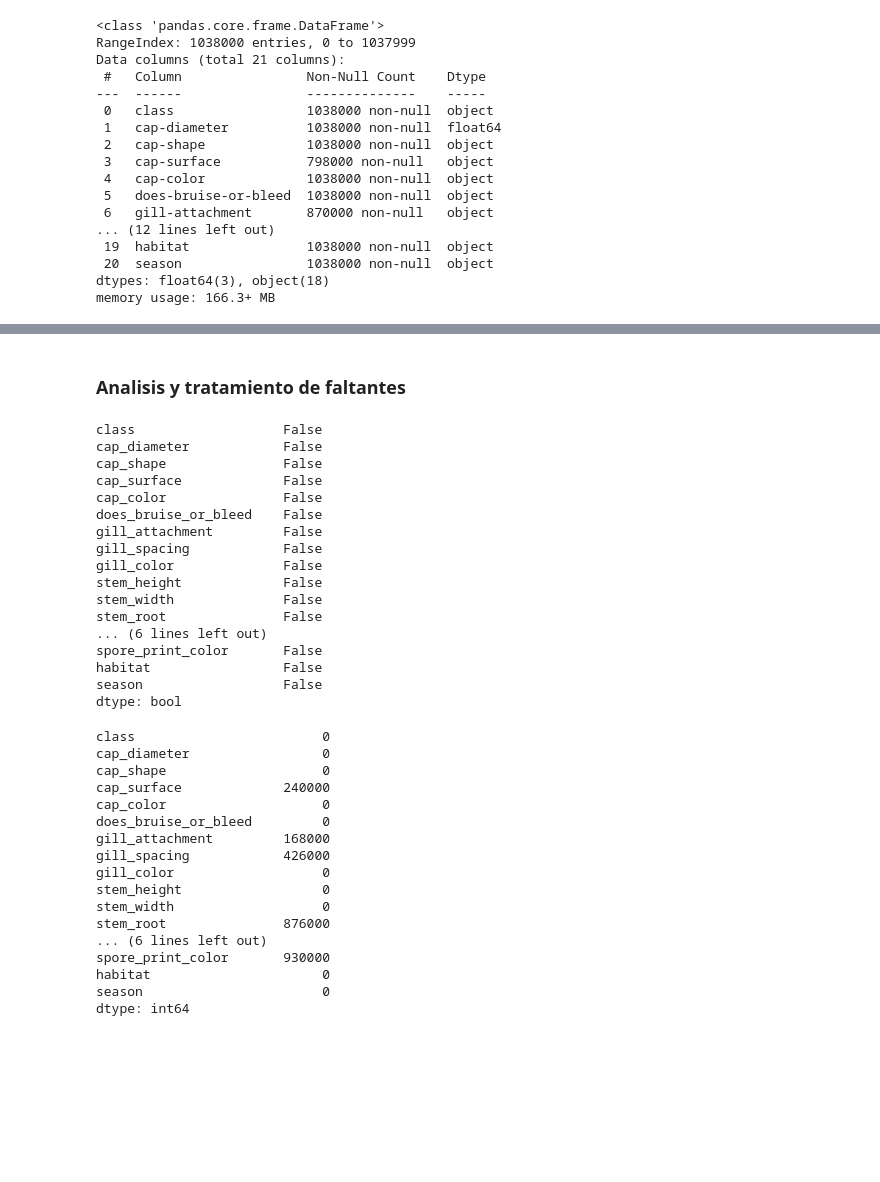
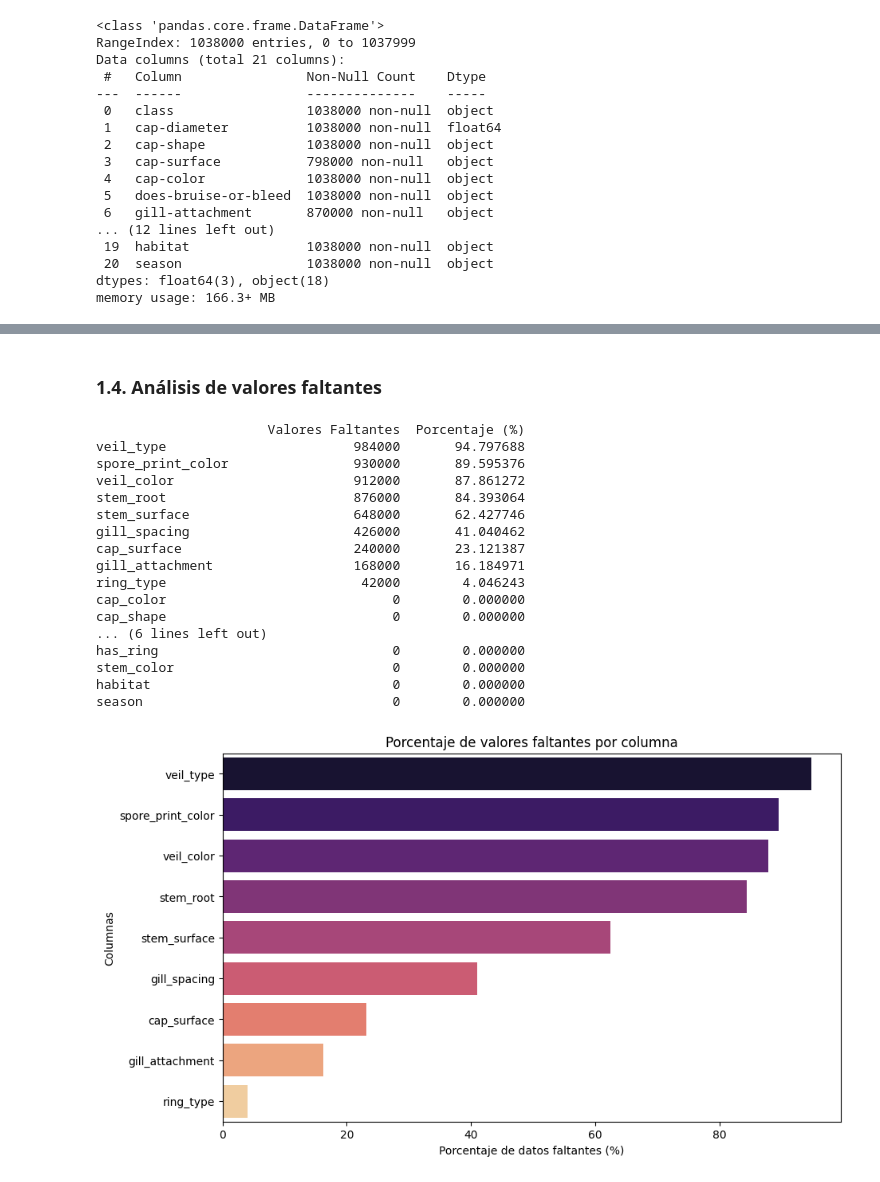
Before and after one commit to agusc4/ceia-ml, a Jupyter notebook: notebook_mushrooms_alex.ipynb, the cells around one changed output, grey strips where cells are left out. Saved outputs shown, nothing was run; the diff lists cells and outputs as text; code cells hidden in the pictures; blank space fills up the shorter version.

```diff
--- a/notebook_mushrooms_alex.ipynb
+++ b/notebook_mushrooms_alex.ipynb
@@ -85,46 +146,36 @@ df.columns = df.columns.str.replace('-', '_')
 # %% [markdown]
-### Analisis y tratamiento de faltantes
+### 1.4. Análisis de valores faltantes
 # %%
-# Buscar "?" como valores faltantes
-(df == "?").any()
+missing = df.isnull().sum().sort_values(ascending=False)
+missing_percent = (missing / len(df)) * 100
+missing_df = pd.DataFrame({'Valores Faltantes': missing, 'Porcentaje (%)': missing_percent})
 
- # Reemplazar ? por NaN (comentado por ahora porque no hay)
-# df = df.replace('?', np.nan)
+print(missing_df)
+
+plt.figure(figsize=(10,6))
+sns.barplot(x=missing_percent[missing_percent > 0],
+            y=missing_percent[missing_percent > 0].index,
+            palette='magma')
+plt.title('Porcentaje de valores faltantes por columna')
+plt.xlabel('Porcentaje de datos faltantes (%)')
+plt.ylabel('Columnas')
+plt.show()
 # %% [output]
-class                   False
-cap_diameter            False
-cap_shape               False
-cap_surface             False
-cap_color               False
-does_bruise_or_bleed    False
-gill_attachment         False
-gill_spacing            False
-gill_color              False
-stem_height             False
-stem_width              False
-stem_root               False
+                      Valores Faltantes  Porcentaje (%)
+veil_type                        984000       94.797688
+spore_print_color                930000       89.595376
+veil_color                       912000       87.861272
+stem_root                        876000       84.393064
+stem_surface                     648000       62.427746
+gill_spacing                     426000       41.040462
+cap_surface                      240000       23.121387
+gill_attachment                  168000       16.184971
+ring_type                         42000        4.046243
+cap_color                             0        0.000000
+cap_shape                             0        0.000000
 ... (6 lines left out)
-spore_print_color       False
-habitat                 False
-season                  False
-dtype: bool
+has_ring                              0        0.000000
+stem_color                            0        0.000000
+habitat                               0        0.000000
+season                                0        0.000000
+[figure, added]
-# %%
-df.isnull().sum()
-# %% [output]
-class                        0
-cap_diameter                 0
-cap_shape                    0
-cap_surface             240000
-cap_color                    0
-does_bruise_or_bleed         0
-gill_attachment         168000
-gill_spacing            426000
-gill_color                   0
-stem_height                  0
-stem_width                   0
-stem_root               876000
-... (6 lines left out)
-spore_print_color       930000
-habitat                      0
-season                       0
-dtype: int64
```
Also changed, not shown: parts of 23 cells of this notebook.
